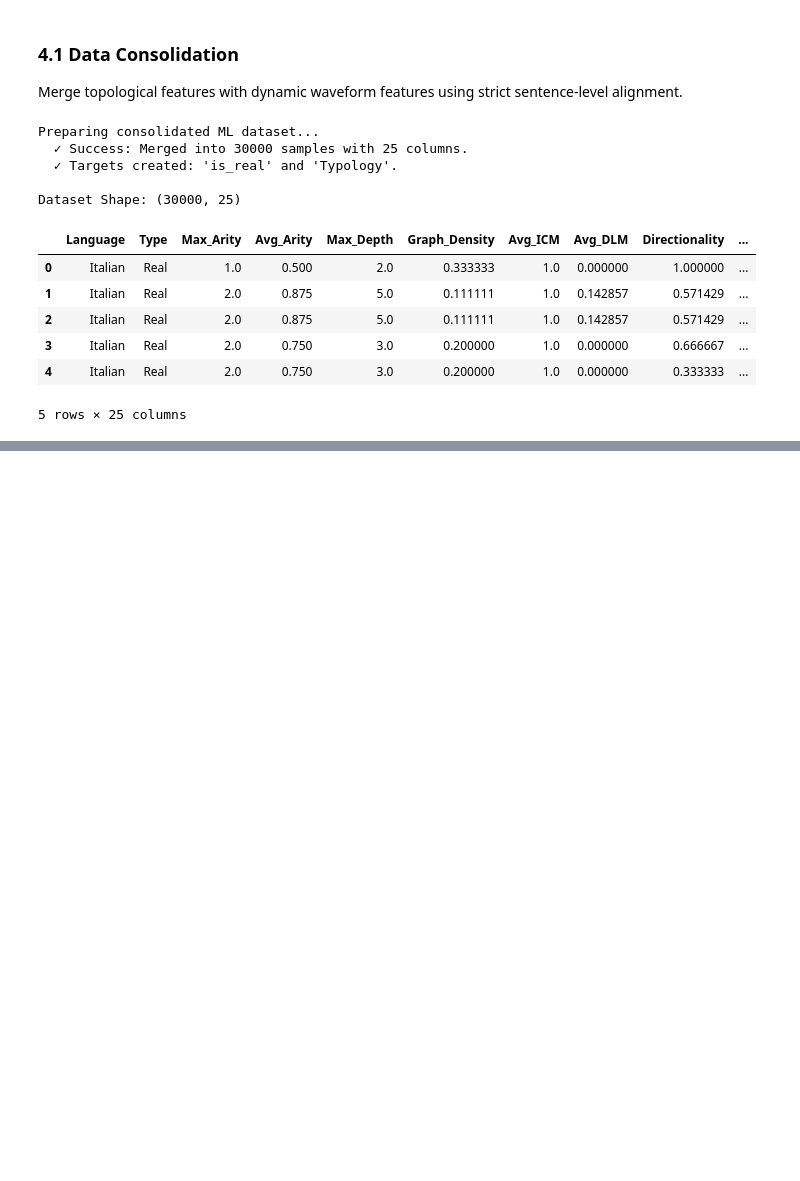
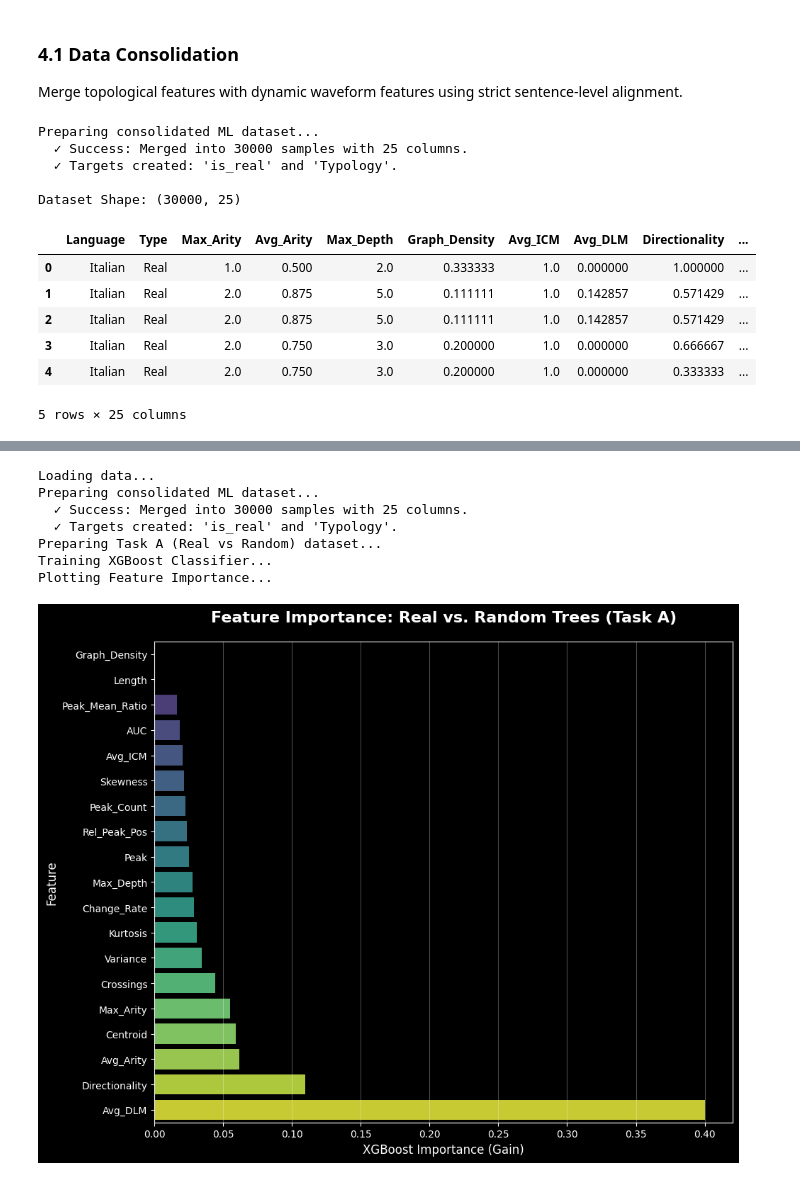
Before and after one commit to Tr-affable/CGS_Project, a Jupyter notebook: CGS410_Project.ipynb, the cells around one changed output, grey strips where cells are left out. Cells and saved outputs as stored; diff of their text form; code cells hidden in the pictures; blank space fills up the shorter version.

```diff
--- a/CGS410_Project.ipynb
+++ b/CGS410_Project.ipynb
@@ -887,0 +888,66 @@ Passing `palette` without assigning `hue` is deprecated and will be removed in v
+# %%
+# Generate Feature Importance for Task A (Real vs Random)
+import sys
+import os
+import pandas as pd
+import matplotlib.pyplot as plt
+import seaborn as sns
+import xgboost as xgb
+import warnings
+
+warnings.filterwarnings('ignore') # ignore xgboost warnings for cleaner output
+
+if 'src' not in sys.path:
+    sys.path.insert(0, os.path.abspath('src'))
+
+import data_processor
+import ml_engine
+
+print("Loading data...")
+df_features = pd.read_csv('Random_Data/Master_Features.csv')
+df_waves = data_processor.load_and_compute(n_bins=20)
+df_master_ml = ml_engine.prepare_dataset(df_features, df_waves)
+
+print("Preparing Task A (Real vs Random) dataset...")
+ml = ml_engine.DependencyML()
+
+df = df_master_ml.copy()
+# Encode target: Real=1, Random=0
+y = (df['Type'] == 'Real').astype(int)
+
+all_features = [
+    'Max_Arity', 'Avg_Arity', 'Max_Depth', 'Graph_Density', 'Avg_ICM',
+    'Avg_DLM', 'Directionality', 'Crossings', 'Variance', 'Peak', 'Length',
+    'Rel_Peak_Pos', 'Peak_Mean_Ratio', 'Change_Rate', 'Skewness', 'Kurtosis',
+    'AUC', 'Peak_Count', 'Centroid'
+]
+
+# Ensure all features exist
+features = [f for f in all_features if f in df.columns]
+X = df[features]
+
+print("Training XGBoost Classifier...")
+clf = xgb.XGBClassifier(n_estimators=100, random_state=42, use_label_encoder=False, eval_metric='logloss', n_jobs=-1)
+clf.fit(X, y)
+
+print("Plotting Feature Importance...")
+importances = clf.feature_importances_
+df_imp = pd.DataFrame({'Feature': features, 'Importance': importances})
+df_imp = df_imp.sort_values(by='Importance', ascending=True)
+
+plt.figure(figsize=(10, 8))
+sns.barplot(x='Importance', y='Feature', data=df_imp, palette='viridis')
+plt.title("Feature Importance: Real vs. Random Trees (Task A)", fontsize=16, weight='bold', pad=20)
+plt.xlabel("XGBoost Importance (Gain)", fontsize=12)
+plt.ylabel("Feature", fontsize=12)
+plt.grid(axis='x', alpha=0.3)
+plt.tight_layout()
+# %% [output]
+Loading data...
+Preparing consolidated ML dataset...
+  ✓ Success: Merged into 30000 samples with 25 columns.
+  ✓ Targets created: 'is_real' and 'Typology'.
+Preparing Task A (Real vs Random) dataset...
+Training XGBoost Classifier...
+Plotting Feature Importance...
+[figure, added]
```
Also changed, not shown: parts of 3 cells of this notebook, 17 other files.
